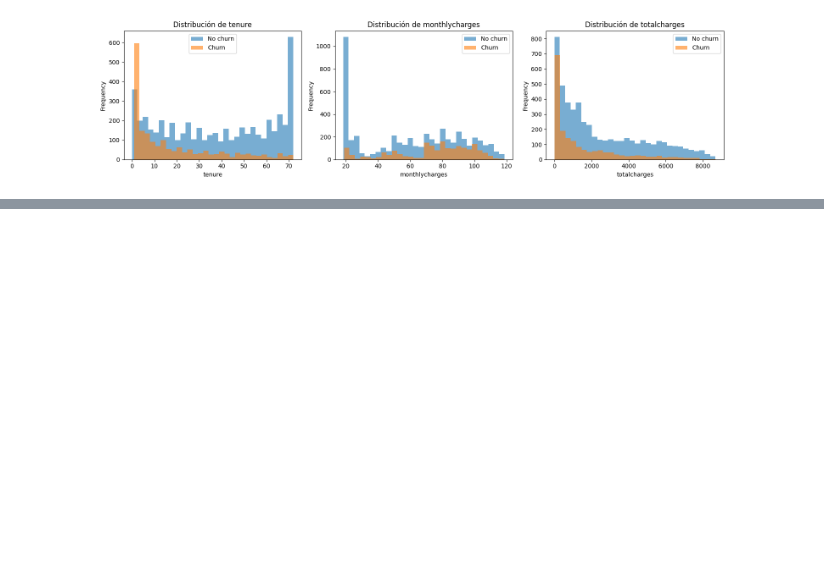
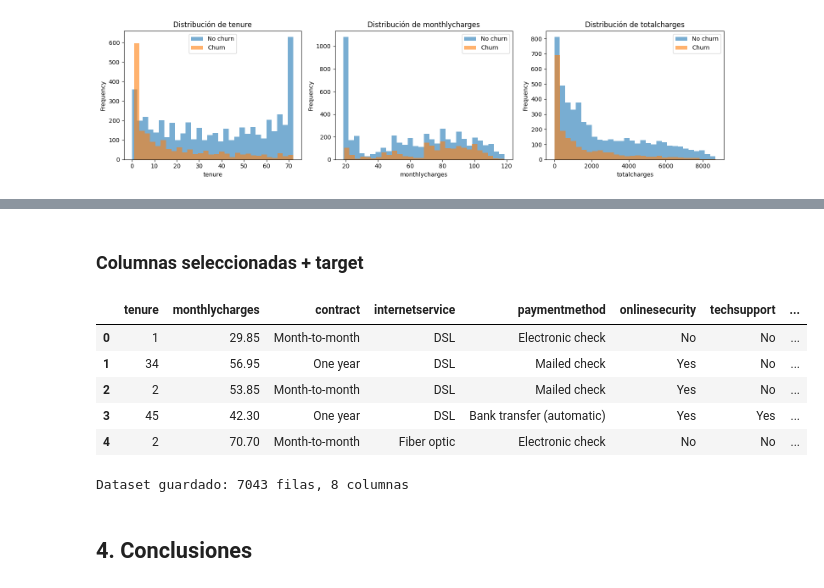
Before and after one commit to gparmar9/churn-mlflow-api, a Jupyter notebook: notebooks/01_eda.ipynb, the cells around one changed output, grey strips where cells are left out. Cells and saved outputs as stored; diff of their text form; code cells hidden in the pictures; blank space fills up the shorter version.

```diff
--- a/notebooks/01_eda.ipynb
+++ b/notebooks/01_eda.ipynb
@@ -254,0 +345,33 @@ plt.show()
+# %% [markdown]
+### Columnas seleccionadas + target
+# %%
+# Columnas seleccionadas + target
+columnas = [
+    'tenure', 'monthlycharges', 'contract', 'internetservice',
+    'paymentmethod', 'onlinesecurity', 'techsupport', 'churn'
+]
+
+df_processed = df_churn[columnas].copy()
+
+df_processed.head()
+# %% [output]
+|  | tenure | monthlycharges | contract | internetservice | paymentmethod | onlinesecurity | techsupport | ... |
+| 0 | 1 | 29.85 | Month-to-month | DSL | Electronic check | No | No | ... |
+| 1 | 34 | 56.95 | One year | DSL | Mailed check | Yes | No | ... |
+| 2 | 2 | 53.85 | Month-to-month | DSL | Mailed check | Yes | No | ... |
+| 3 | 45 | 42.30 | One year | DSL | Bank transfer (automatic) | Yes | Yes | ... |
+| 4 | 2 | 70.70 | Month-to-month | Fiber optic | Electronic check | No | No | ... |
+# %%
+import pathlib
+
+# Crear carpeta si no existe
+pathlib.Path('../data/processed').mkdir(parents=True, exist_ok=True)
+
+# Guardar
+df_processed.to_csv('../data/processed/churn_processed.csv', index=False)
+
+print(f"Dataset guardado: {df_processed.shape[0]} filas, {df_processed.shape[1]} columnas")
+# %% [output]
+Dataset guardado: 7043 filas, 8 columnas
+# %% [markdown]
+## 4. Conclusiones
```
Also changed, not shown: parts of 11 cells of this notebook, 2 other files.
